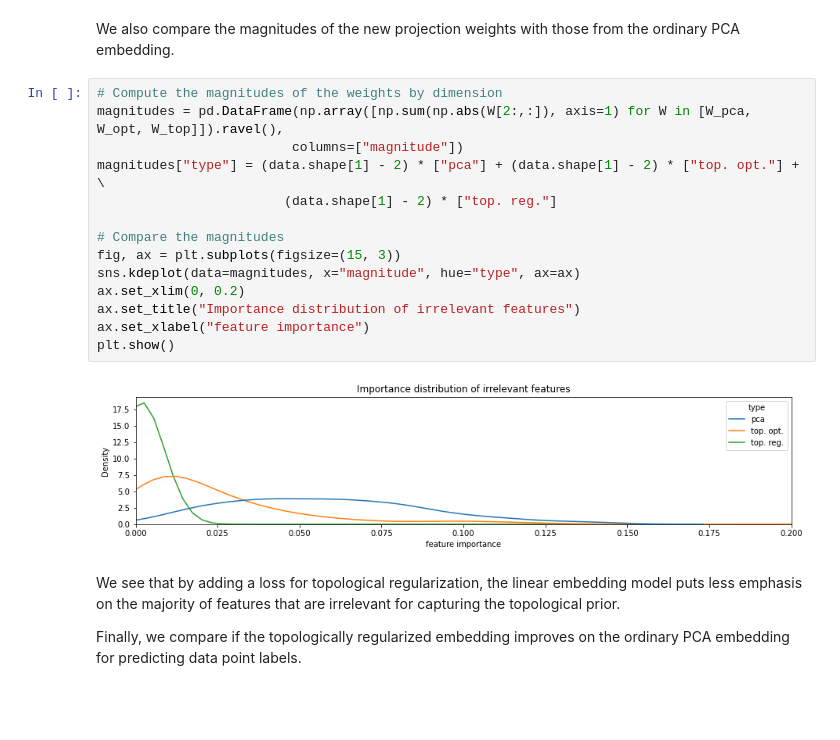
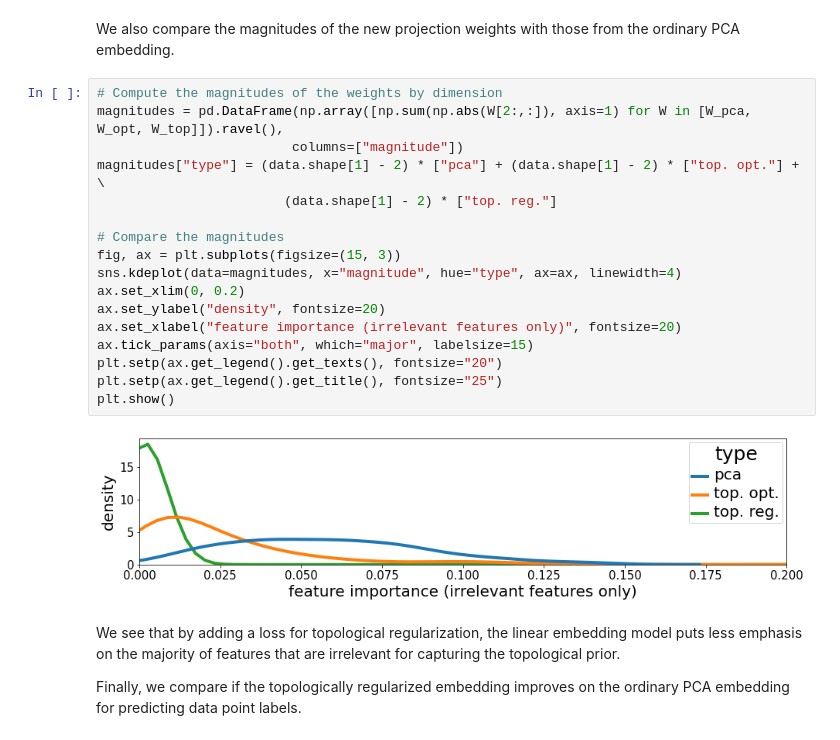
Before and after one commit to robinvndaele/topembedding, a Jupyter notebook: Experiments/ToyCircle.ipynb, the cells around one changed output. Drawn from its saved outputs; the diff is of its cells as text; blank space fills up the shorter version.

Commit message:
some final experiment and figure improvements

```diff
--- a/Experiments/ToyCircle.ipynb
+++ b/Experiments/ToyCircle.ipynb
@@ -210,19 +210,22 @@ We also compare the magnitudes of the new projection weights with those from the
 # %%
 # Compute the magnitudes of the weights by dimension
 magnitudes = pd.DataFrame(np.array([np.sum(np.abs(W[2:,:]), axis=1) for W in [W_pca, W_opt, W_top]]).ravel(),
                          columns=["magnitude"])
 magnitudes["type"] = (data.shape[1] - 2) * ["pca"] + (data.shape[1] - 2) * ["top. opt."] + \
                         (data.shape[1] - 2) * ["top. reg."]
 
 # Compare the magnitudes
 fig, ax = plt.subplots(figsize=(15, 3))
-sns.kdeplot(data=magnitudes, x="magnitude", hue="type", ax=ax)
+sns.kdeplot(data=magnitudes, x="magnitude", hue="type", ax=ax, linewidth=4)
 ax.set_xlim(0, 0.2)
-ax.set_title("Importance distribution of irrelevant features")
-ax.set_xlabel("feature importance")
+ax.set_ylabel("density", fontsize=20)
+ax.set_xlabel("feature importance (irrelevant features only)", fontsize=20)
+ax.tick_params(axis="both", which="major", labelsize=15)
+plt.setp(ax.get_legend().get_texts(), fontsize="20")
+plt.setp(ax.get_legend().get_title(), fontsize="25")
 plt.show()
 # %% [output]
-[figure, old version]
+[figure, new version]
 # %% [markdown]
 We see that by adding a loss for topological regularization, the linear embedding model puts less emphasis on the majority of features that are irrelevant for capturing the topological prior.
 
```
Also changed, not shown: parts of 3 cells of this notebook, 7 other files.
